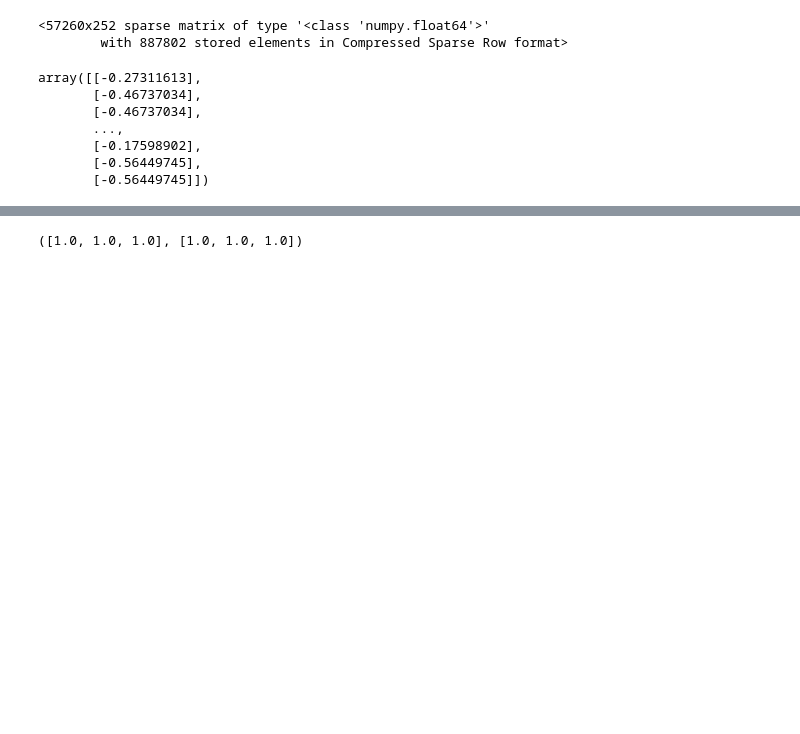
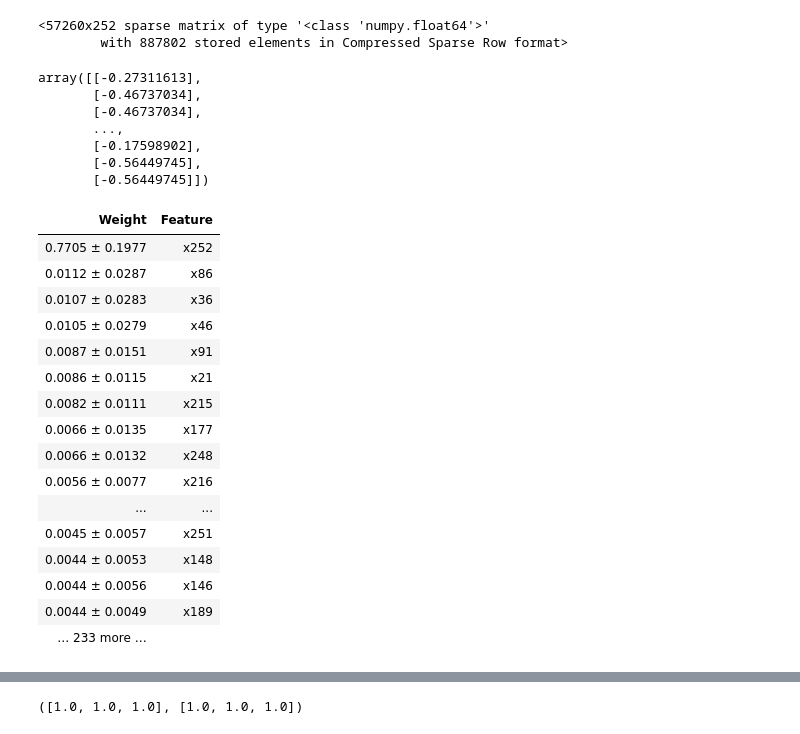
Before and after one commit to islandsexit/ML, a Jupyter notebook: Session_1_new_txt.ipynb, the cells around one changed output, grey strips where cells are left out. Cells and saved outputs as stored; diff of their text form; code cells hidden in the pictures; blank space fills up the shorter version.

```diff
--- a/Session_1_new_txt.ipynb
+++ b/Session_1_new_txt.ipynb
@@ -545,6 +540,28 @@ for est in estim:
     rfc.fit(X_train,y_train)
     val_score.append(rfc.score(X_test,y_test))
     train_score.append(rfc.score(X_train,y_train))
+# %%
+import eli5
+eli5.show_weights(rfc,
+             targets=[0, 1, 2], target_names=[0,1,2],)
+# %% [output]
+| Weight | Feature |
+| 0.7705 ± 0.1977 | x252 |
+| 0.0112 ± 0.0287 | x86 |
+| 0.0107 ± 0.0283 | x36 |
+| 0.0105 ± 0.0279 | x46 |
+| 0.0087 ± 0.0151 | x91 |
+| 0.0086 ± 0.0115 | x21 |
+| 0.0082 ± 0.0111 | x215 |
+| 0.0066 ± 0.0135 | x177 |
+| 0.0066 ± 0.0132 | x248 |
+| 0.0056 ± 0.0077 | x216 |
+| ... | ... |
+| 0.0045 ± 0.0057 | x251 |
+| 0.0044 ± 0.0053 | x148 |
+| 0.0044 ± 0.0056 | x146 |
+| 0.0044 ± 0.0049 | x189 |
+| … 233 more … |  |
 # %%
 val_score,\
 train_score
```
Also changed, not shown: parts of 24 cells of this notebook, 10 other files.
